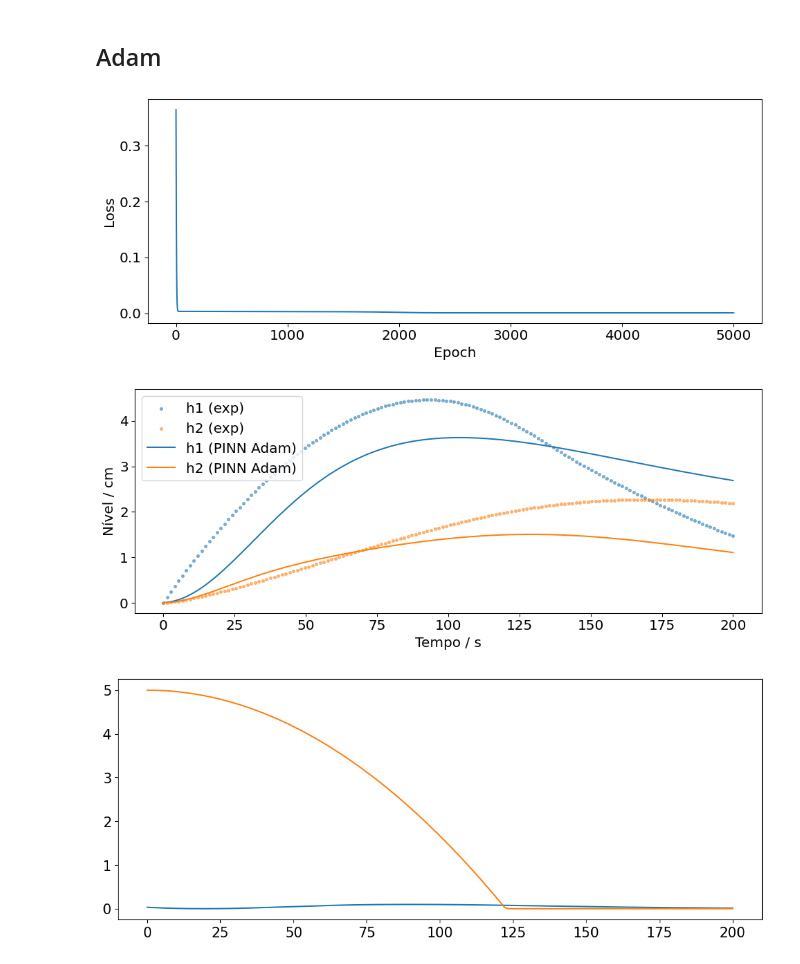
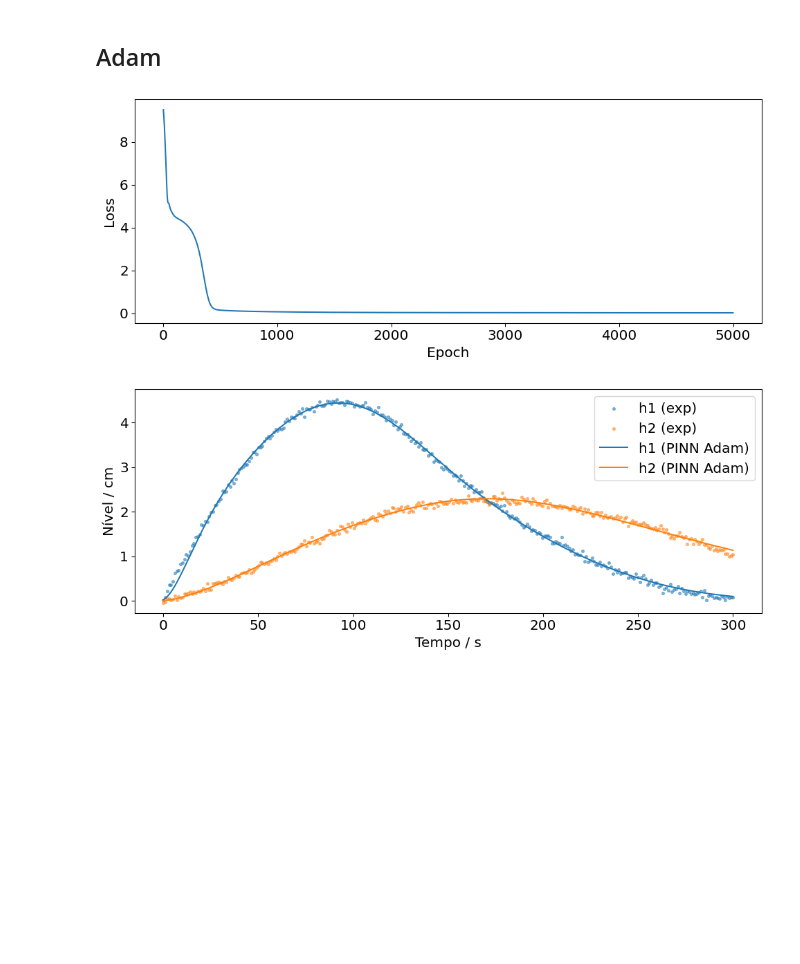
Before and after one commit to silash35/ENGG11, a Jupyter notebook: src/pinn-optimization.ipynb, the cells around one changed output. Drawn from its saved outputs; the diff is of its cells as text; code cells hidden in the pictures; blank space fills up the shorter version.

```diff
--- a/src/pinn-optimization.ipynb
+++ b/src/pinn-optimization.ipynb
@@ -3,7 +3,6 @@
 # %%
 import numpy as np
 import torch
-from matplotlib import pyplot as plt
 from scipy.integrate import solve_ivp
 
 from plots import plot_tanks
@@ -35,15 +34,13 @@ def edo_np(t, Y):
     return np.array([dh1dt, dh2dt])
 
 
-t = np.linspace(0, 200, 150)
-t_tensor = torch.linspace(
-    0, 200, 150, dtype=torch.float32, requires_grad=True
-).unsqueeze(1)
+t = np.linspace(0, 300, 300)
+t_tensor = torch.tensor(t, dtype=torch.float32, requires_grad=True).unsqueeze(1)
 y0 = np.array([0, 0])
 
 sol = solve_ivp(edo_np, [t[0], t[-1]], y0, t_eval=t)
-h1_exp = sol.y[0] + np.random.normal(0, 1, len(t)) * 0.0
-h2_exp = sol.y[1] + np.random.normal(0, 1, len(t)) * 0.0
+h1_exp = sol.y[0] + np.random.normal(0, 1, len(t)) * 0.05
+h2_exp = sol.y[1] + np.random.normal(0, 1, len(t)) * 0.05
 
 plot_tanks(t, [h1_exp, h2_exp], ["h1 (exp)", "h2 (exp)"], scatter=2)
 
@@ -65,7 +62,7 @@ class BaseModel(nn.Module):
         super().__init__()
         input_size = 1  # t
         hidden_size = 16
-        output_size = 3  # h1, h2, F
+        output_size = 2  # h1, h2
 
         self.hidden_layer = nn.Sequential(
             nn.Linear(input_size, hidden_size),
@@ -76,8 +73,8 @@ class BaseModel(nn.Module):
         )
 
     def forward(self, x):
-        output = self.hidden_layer(((x * 2) / torch.max(t_tensor)) - 1)
-        return (output**2) * 4
+        output = self.hidden_layer(x / torch.max(t_tensor))
+        return output**2
 # %% [markdown]
 # Definindo função Loss
 # %%
@@ -87,11 +84,11 @@ h1_exp = torch.tensor(h1_exp, dtype=torch.float32)
 h2_exp = torch.tensor(h2_exp, dtype=torch.float32)
 
 
-def edo_torch(t, Y, F):
+def edo_torch(t, Y):
     h1, h2 = Y
 
     # Equations
-    dh1dt = (F - cv1 * torch.sqrt(h1)) / a1
+    dh1dt = (F(t, torch) - cv1 * torch.sqrt(h1)) / a1
     dh2dt = (cv1 * torch.sqrt(h1) - cv2 * torch.sqrt(h2)) / a2
     return [dh1dt, dh2dt]
 
@@ -99,10 +96,10 @@ def edo_torch(t, Y, F):
 def loss_fn(model, t):
     # Loss das EDOs
     Y_pred = model(t)
-    h1_pred, h2_pred, F_pred = Y_pred[:, 0], Y_pred[:, 1], Y_pred[:, 2]
+    h1_pred, h2_pred = Y_pred[:, 0], Y_pred[:, 1]
 
     dh1dt_pinn, dh2dt_pinn = dydx(t, h1_pred), dydx(t, h2_pred)
-    dh1dt_edo, dh2dt_edo = edo_torch(t, [h1_pred, h2_pred], F_pred)
+    dh1dt_edo, dh2dt_edo = edo_torch(t, [h1_pred, h2_pred])
 
     loss_EDO1 = mean_square(dh1dt_pinn - dh1dt_edo)
     loss_EDO2 = mean_square(dh2dt_pinn - dh2dt_edo)
@@ -121,12 +118,7 @@ def loss_fn(model, t):
 
     # Loss total
     loss_total = (
-        loss_EDO1
-        + loss_EDO2
-        + loss_data_h1 * 0
-        + loss_data_h2 * 0
-        + loss_ic1
-        + loss_ic2
+        loss_EDO1 + loss_EDO2 + loss_data_h1 + loss_data_h2 + loss_ic1 + loss_ic2
     )
 
     return loss_total
@@ -165,28 +157,22 @@ for epoch in range(5000):
 
 plot_loss(loss_values, epoch_count)
 # %% [output]
-[figure, old version]
+[figure, new version]
 # %%
 @torch.inference_mode()
 def test_model(model):
     y = model(t_tensor)
-    return [y[:, 0], y[:, 1], y[:, 2]]
+    return [y[:, 0], y[:, 1]]
 
 
-pinn_h1, pinn_h2, pinn_F = test_model(Adam_model)
+pinn_h1, pinn_h2 = test_model(Adam_model)
 
 # Gráfico
 plot_tanks(
     t,
     (h1_exp, h2_exp, pinn_h1, pinn_h2),
     ["h1 (exp)", "h2 (exp)", "h1 (PINN Adam)", "h2 (PINN Adam)"],
     scatter=2,
 )
-
-plt.figure(figsize=(10, 4), layout="constrained")
-plt.plot(t, pinn_F, label="F (PINN Adam)")
-plt.plot(t, F(t), label="F")
-plt.show()
 # %% [output]
-[figure, old version]
+[figure, new version]
-[figure, removed]
```
Also changed, not shown: parts of 1 cell of this notebook.
